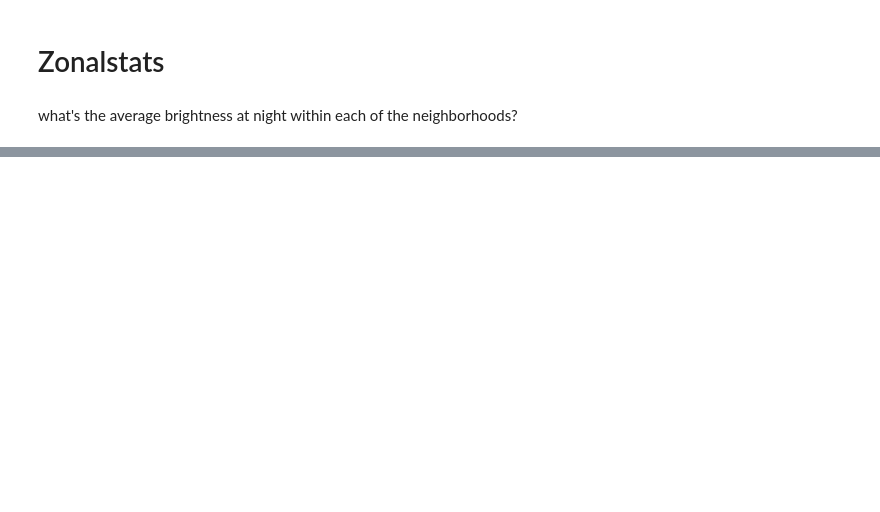
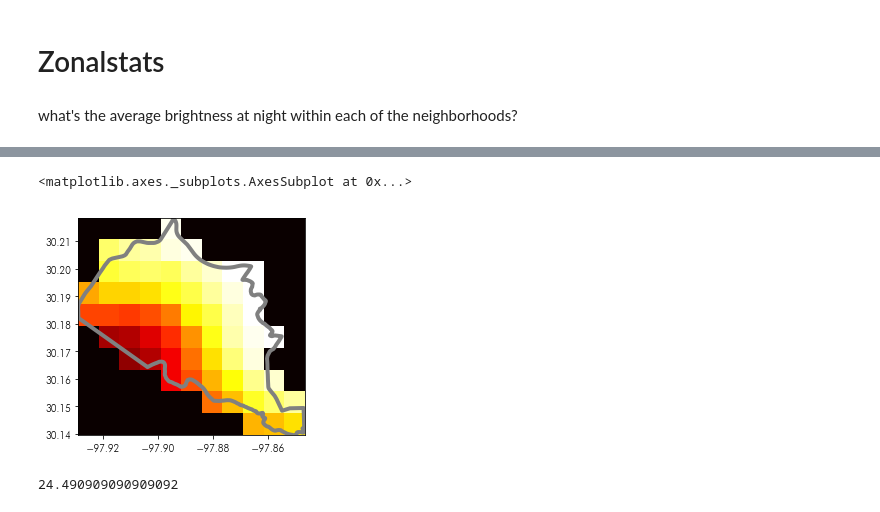
Before and after one commit to pysal/scipy2019-intermediate-gds, a Jupyter notebook: notebooks/rasters.ipynb, the cells around one changed output, grey strips where cells are left out. Saved outputs shown, nothing was run; the diff lists cells and outputs as text; code cells hidden in the pictures; blank space fills up the shorter version.

```diff
--- a/notebooks/rasters.ipynb
+++ b/notebooks/rasters.ipynb
@@ -24,0 +88,14 @@ how about within each of the alphashapes?
+# %%
+masked, mask_transform = mask(dataset=nightlight_file,
+                              shapes=test_shape, crop=True, all_touched=True)
+# %%
+plt.imshow(masked.squeeze(), cmap='hot',
+           extent=test_shape.total_bounds[[0,2,1,3]])
+test_shape.boundary.plot(ax=plt.gca(), color='grey', linewidth=4)
+# %% [output]
+<matplotlib.axes._subplots.AxesSubplot at 0x...>
+[figure, added]
+# %%
+masked.mean()
+# %% [output]
+24.490909090909092
```
Also changed, not shown: parts of 25 cells of this notebook.
